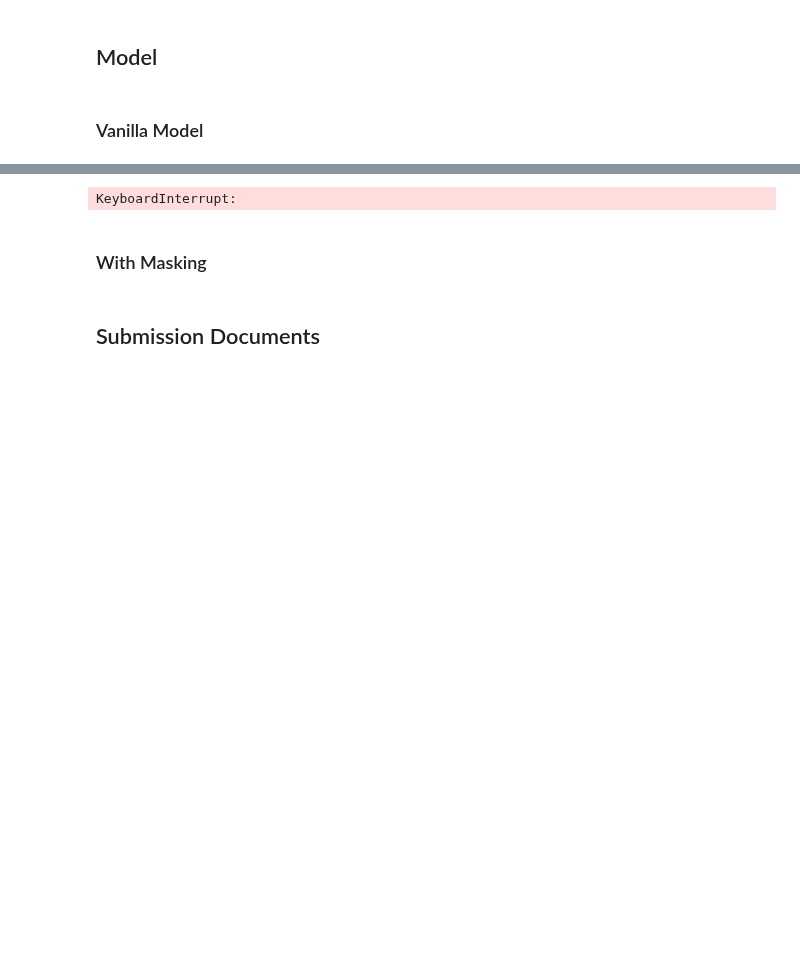
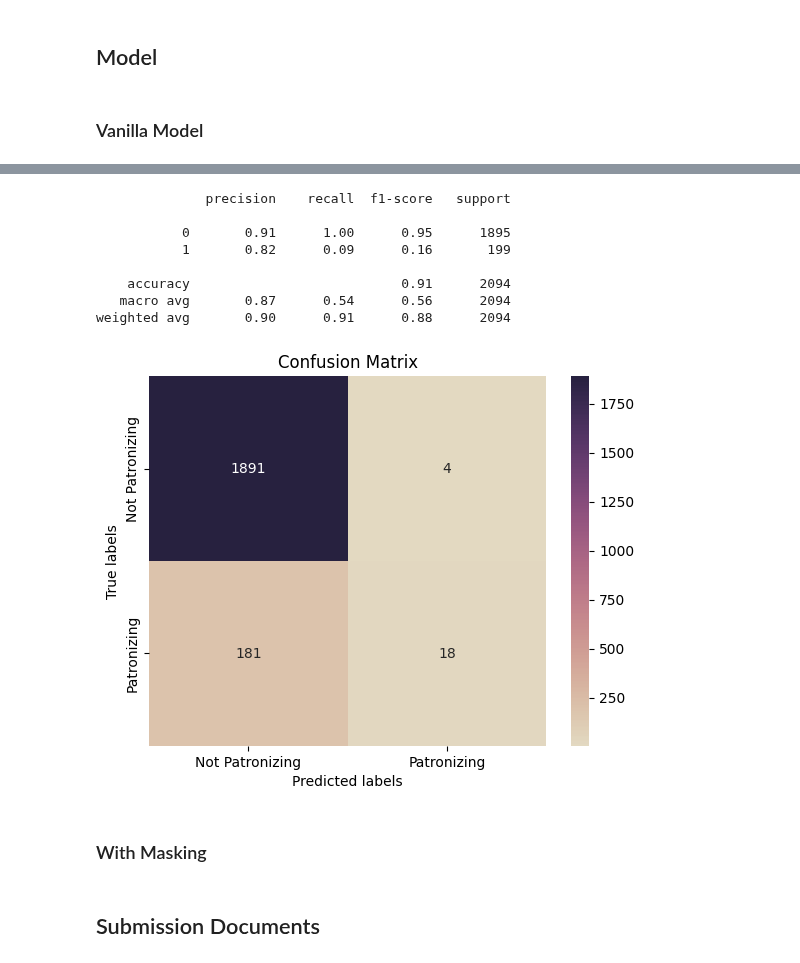
Before and after one commit to avzh1/nlp_bert_classifier, a Jupyter notebook: src/binary-classification.ipynb, the cells around one changed output, grey strips where cells are left out. Drawn from its saved outputs; the diff is of its cells as text; code cells hidden in the pictures; blank space fills up the shorter version.

Commit message:
base model working

```diff
--- a/src/binary-classification.ipynb
+++ b/src/binary-classification.ipynb
@@ -298,13 +299,13 @@ sampled_val_data = pd.merge(X_val, y_val, left_index=True, right_index=True)
 train_loader = DataLoader(dataset=LabelledDataset(train_data)
                           , batch_size=h_params['batch_size']
                           , shuffle=True
-                          , collate_fn=partial(collate_fn, withheld=False, mask=True, tokenizer=tokenizer))
+                          , collate_fn=partial(collate_fn, withheld=False, mask=False, tokenizer=tokenizer))
 
 ## The validation and training don't require masking (we're evaluating the performance of the model, not training to train it against masked entries)
-val_loader = DataLoader(dataset=WithheldDataset(sampled_val_data)
+val_loader = DataLoader(dataset=LabelledDataset(sampled_val_data)
                         , batch_size=h_params['batch_size']
                         , shuffle=True
-                        , collate_fn=partial(collate_fn, withheld=True, tokenizer=tokenizer))
+                        , collate_fn=partial(collate_fn, withheld=False, tokenizer=tokenizer))
 
 test_loader = DataLoader(dataset=WithheldDataset(sampled_train_data)
                          , batch_size=h_params['batch_size']
@@ -327,12 +325,14 @@ country_code, [19, 16, 12, 9, 2]
 # %%
-for x, y in train_loader:
-    # Print the labels we received
-    for key, value in x.items():
-        print(f'{key}, {value.numpy().tolist()}')
+%%script false --no-raise-error
+# don't execute this cell whilst running final submission
 
-    print(y)
-    for key, value in y.items():
-        print(f'{key}, {value.numpy().tolist()}')
+for batch in train_loader:
+    # # Print the labels we received
+    # for key, value in x.items():
+    #     print(f'{key}, {value.numpy().tolist()}')
 
-    # Don't print for the other batches... (we get the idea)
+    # # Don't print for the other batches... (we get the idea)
+    # break
     break
+
+{str(k): str(v.shape) for k, v in batch.items()}
@@ -348,8 +339,24 @@ ValueError: not enough values to unpack (expected 2, got 1)
 # %% [markdown]
 ## Evaluation
 # %%
-def performance_metrics(predicted, expected):
+def performance_metrics(model, dataloader):
     """Given a model's predicted output, and its corresponding expected output, generates performance metrics and confusion matrix"""
+
+    predicted = []
+    expected = []
+
+    for batch in dataloader:
+        batch = {k: v.to(DEVICE) for k, v in batch.items()}
+        with torch.no_grad():
+            batch = {k: batch[k] for k in batch.keys() if k not in ('keywords','country_code')}
+            outputs = model(**batch)
+
+        logits = outputs.logits
+        predicted.append(torch.argmax(logits, dim=-1))
+        expected.append(batch['labels'])
+
+    predicted = torch.cat(predicted).cpu().numpy()
+    expected = torch.cat(expected).cpu().numpy()
 
     print(classification_report(expected, predicted))
 
@@ -419,8 +426,10 @@ progress_bar = tqdm(range(num_training_steps))
 model.train()
 for epoch in range(num_epochs):
     for batch in train_loader:
+        batch = {k: v.to(DEVICE) for k, v in batch.items()}
 
-        batch = {k: v.to(DEVICE) for k, v in batch.items()}
+        batch = {k: batch[k] for k in batch.keys() if k not in ('keywords','country_code')}
+
         outputs = model(**batch)
         loss = outputs.loss
         loss.backward()
@@ -429,8 +438,18 @@ for epoch in range(num_epochs):
         lr_scheduler.step()
         optimizer.zero_grad()
         progress_bar.update(1)
-# %% [output]
-KeyboardInterrupt:
+# %%
+performance_metrics(model, val_loader)
+# %% [output]
+              precision    recall  f1-score   support
+
+           0       0.91      1.00      0.95      1895
+           1       0.82      0.09      0.16       199
+
+    accuracy                           0.91      2094
+   macro avg       0.87      0.54      0.56      2094
+weighted avg       0.90      0.91      0.88      2094
+[figure, added]
 # %% [markdown]
 ### With Masking
 # %%
```
Also changed, not shown: parts of 5 cells of this notebook.
